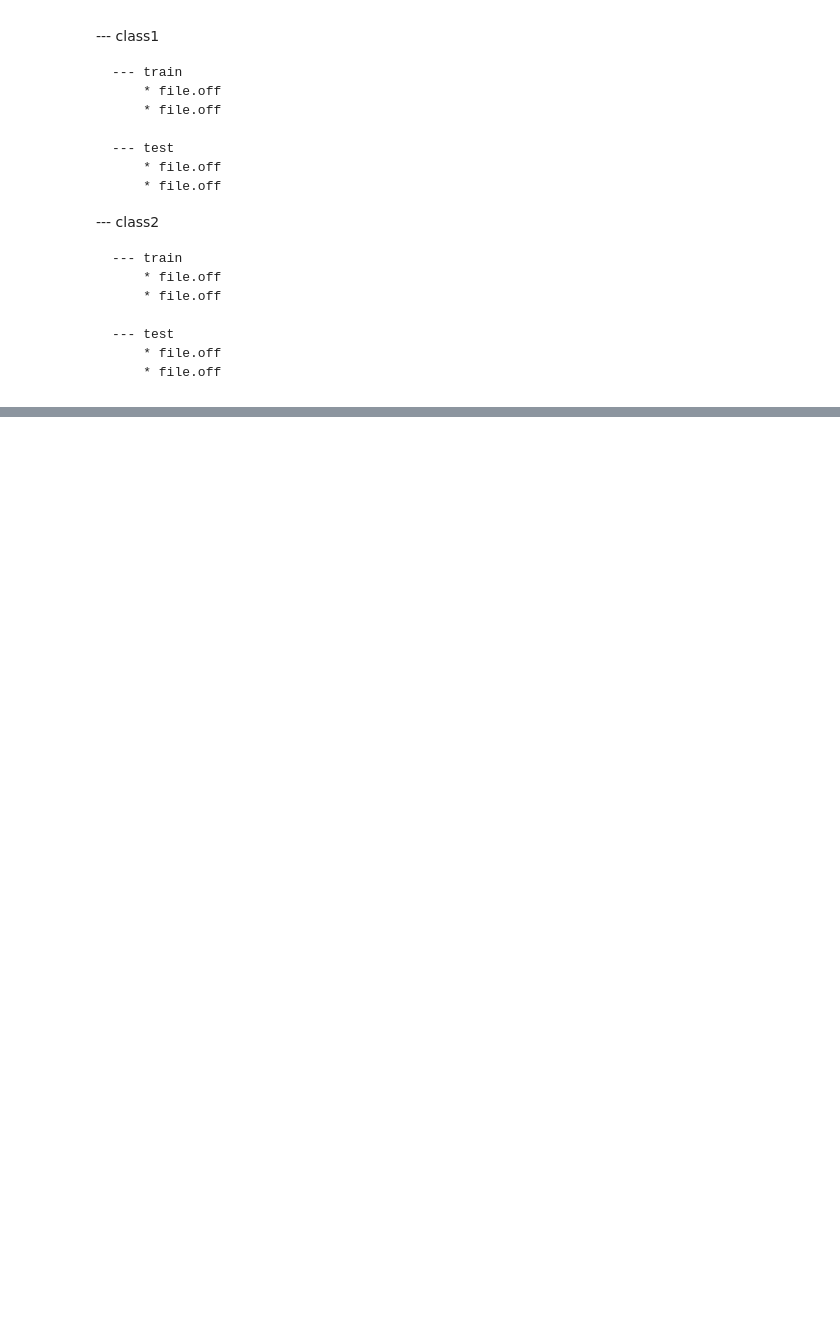
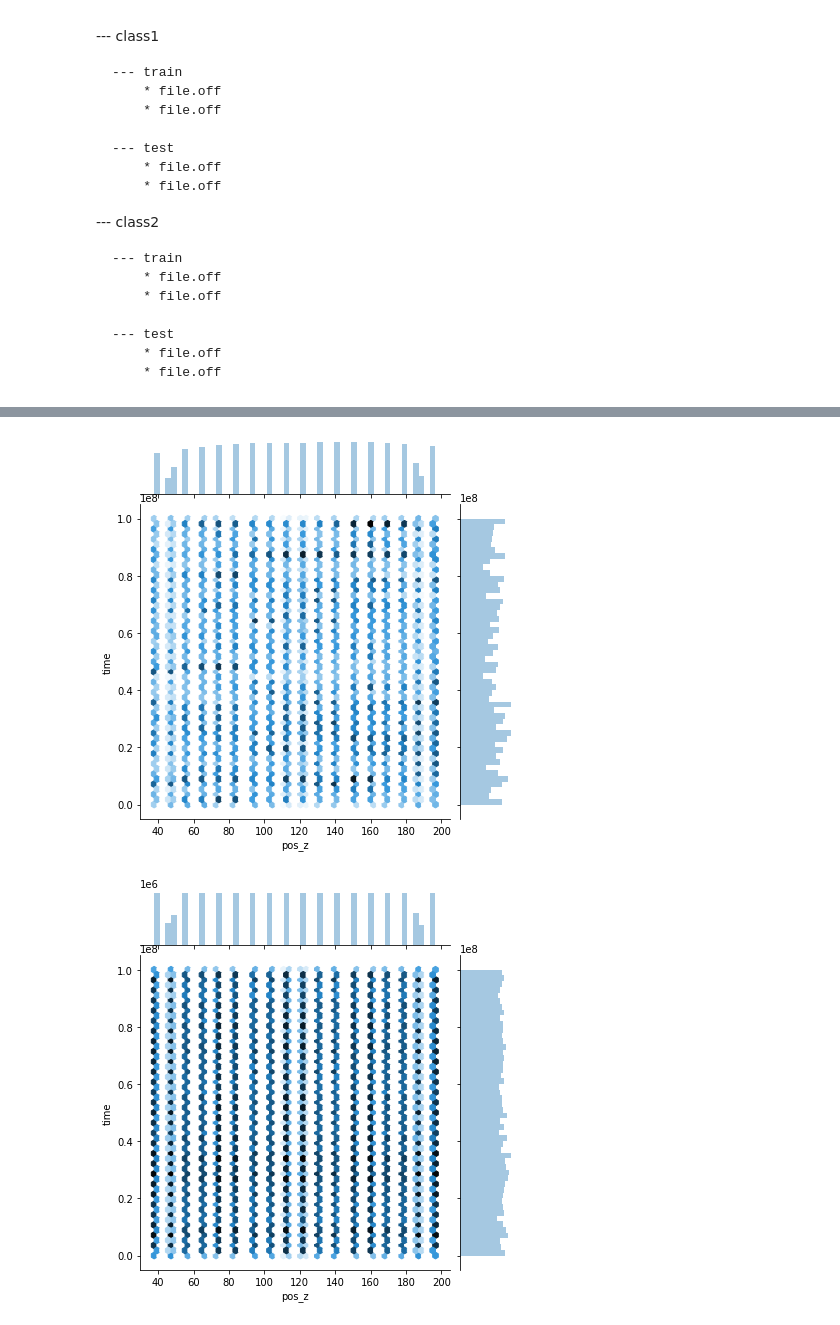
Before and after one commit to shrutirao94/km3net-neutrino-detection, a Jupyter notebook: notebooks/ensemble/unsampled/1.0_xyt_unsampled_data_preparation.ipynb, the cells around one changed output, grey strips where cells are left out. Drawn from its saved outputs; the diff is of its cells as text; code cells hidden in the pictures; blank space fills up the shorter version.

```diff
--- a/notebooks/ensemble/unsampled/1.0_xyt_unsampled_data_preparation.ipynb
+++ b/notebooks/ensemble/unsampled/1.0_xyt_unsampled_data_preparation.ipynb
@@ -379,0 +398,5 @@ Generate plots? (y/n)
+# %%
+df_noise, df_mixed = identify_groups(df)
+# %%
+# df_noise, df_mixed = identify_groups(df)
+df_noise, df_mixed = generate_dfs(df, df_noise, df_mixed)
@@ -379,0 +436,14 @@ Generate plots? (y/n)
+# %%
+data_subset = df_mixed.loc[df_mixed['group'].isin(list_mixed_groups)]
+# %%
+pos_df = data_subset[data_subset.label == 1]
+neg_df = data_subset[data_subset.label == 0]
+# %%
+sns.jointplot(pos_df['pos_z'], pos_df['time'],kind='hex')
+plt.savefig("../../../assets/Full positive points in Mixed Groups (posz-time)")
+
+sns.jointplot(neg_df['pos_z'], neg_df['time'],kind='hex')
+plt.savefig("../../../assets/Full neg points in Mixed Groups (posz-time)")
+# %% [output]
+[figure, added]
+[figure, added]
```
Also changed, not shown: parts of 8 cells of this notebook.
